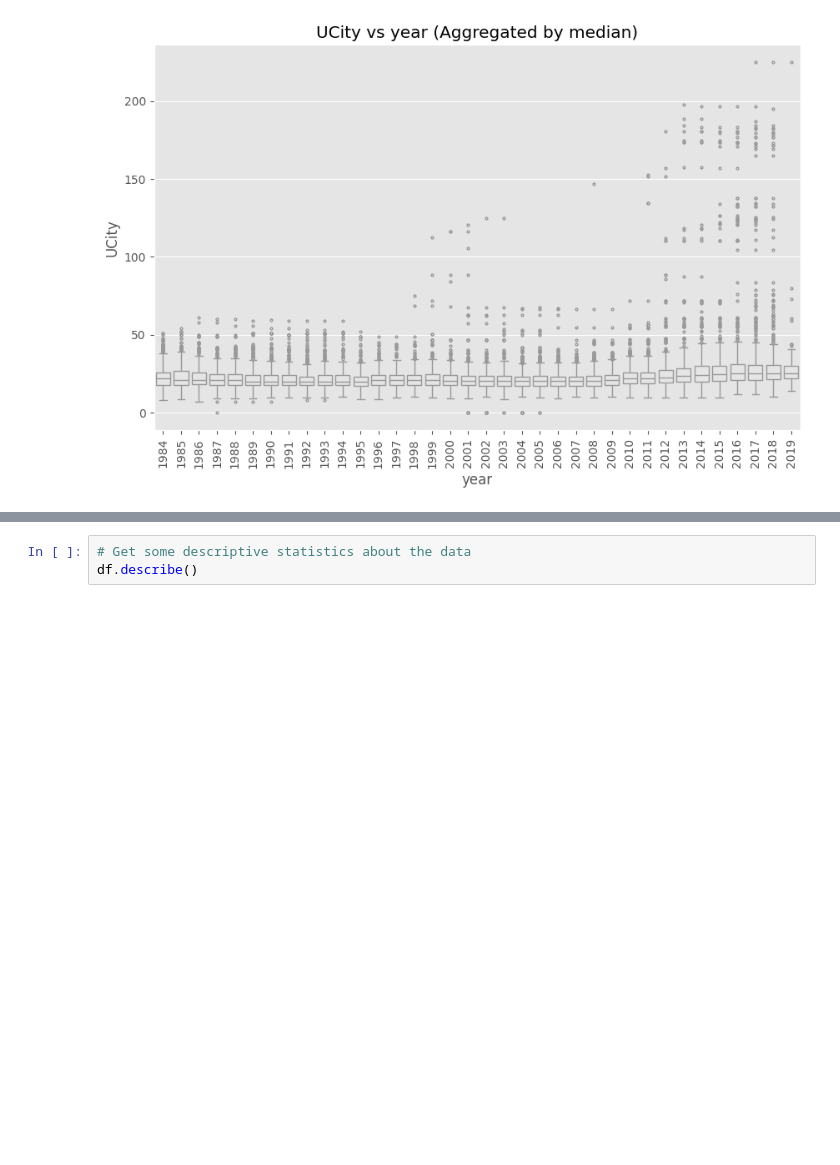
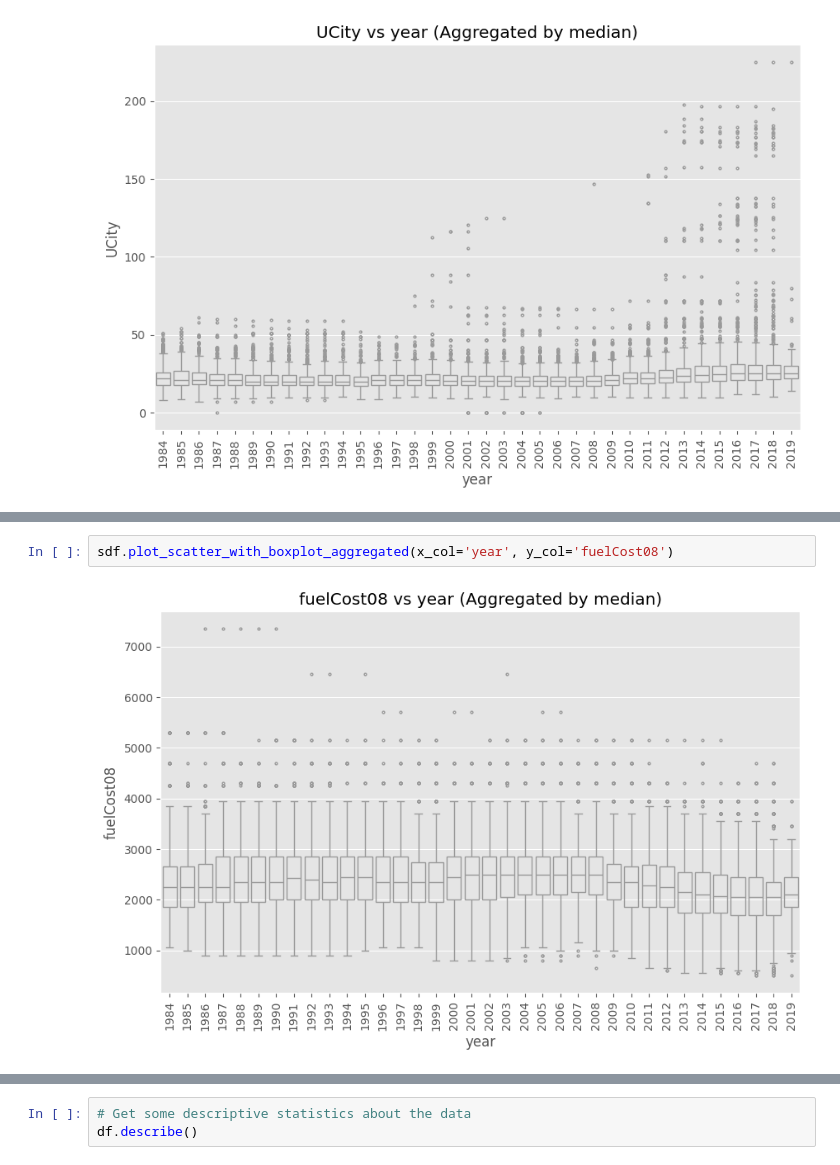
Before and after one commit to alkhalifas/cs6140-machine-learning, a Jupyter notebook: assignment1/assignment1_eda.ipynb, the cells around one changed output, grey strips where cells are left out. Drawn from its saved outputs; the diff is of its cells as text; blank space fills up the shorter version.

```diff
--- a/assignment1/assignment1_eda.ipynb
+++ b/assignment1/assignment1_eda.ipynb
@@ -224,0 +367,4 @@ sdf.plot_scatter_with_boxplot_aggregated(x_col='year', y_col='UCity')
+# %%
+sdf.plot_scatter_with_boxplot_aggregated(x_col='year', y_col='fuelCost08')
+# %% [output]
+[figure, added]
```
Also changed, not shown: parts of 12 cells of this notebook.
